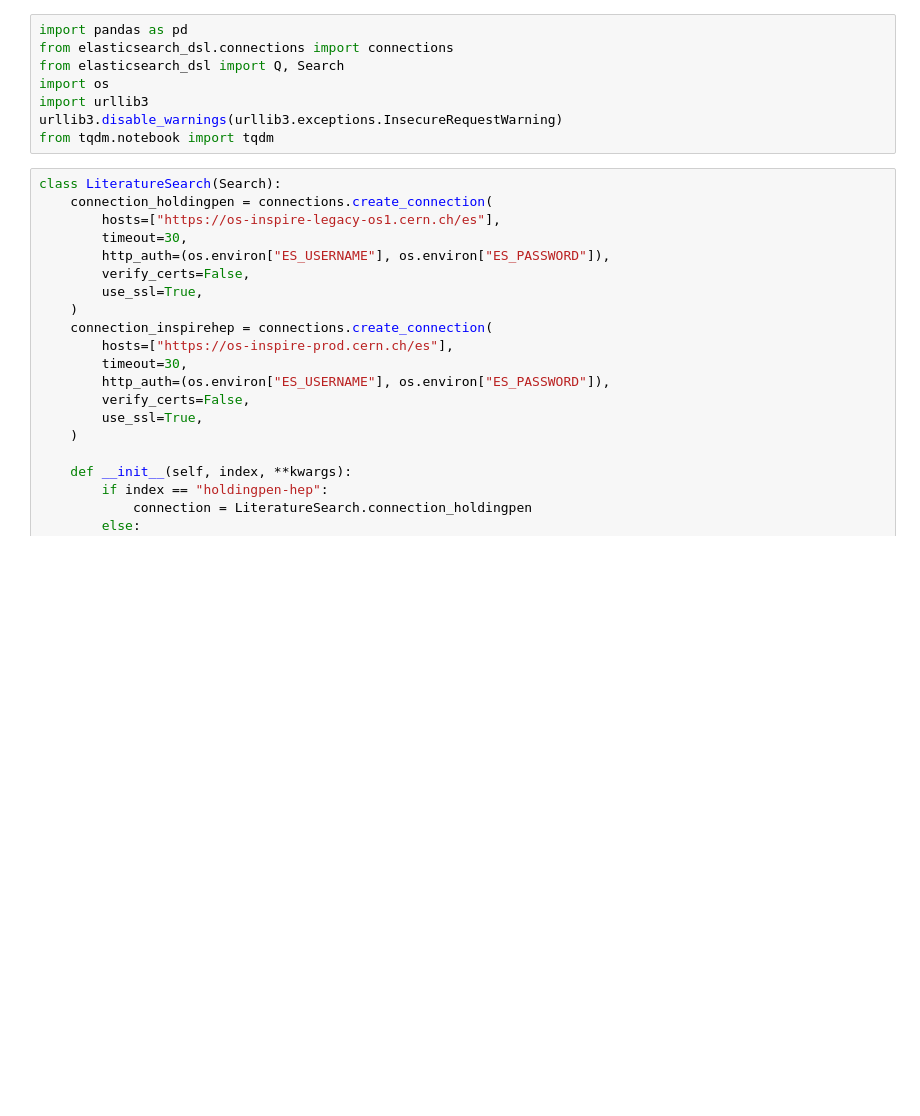
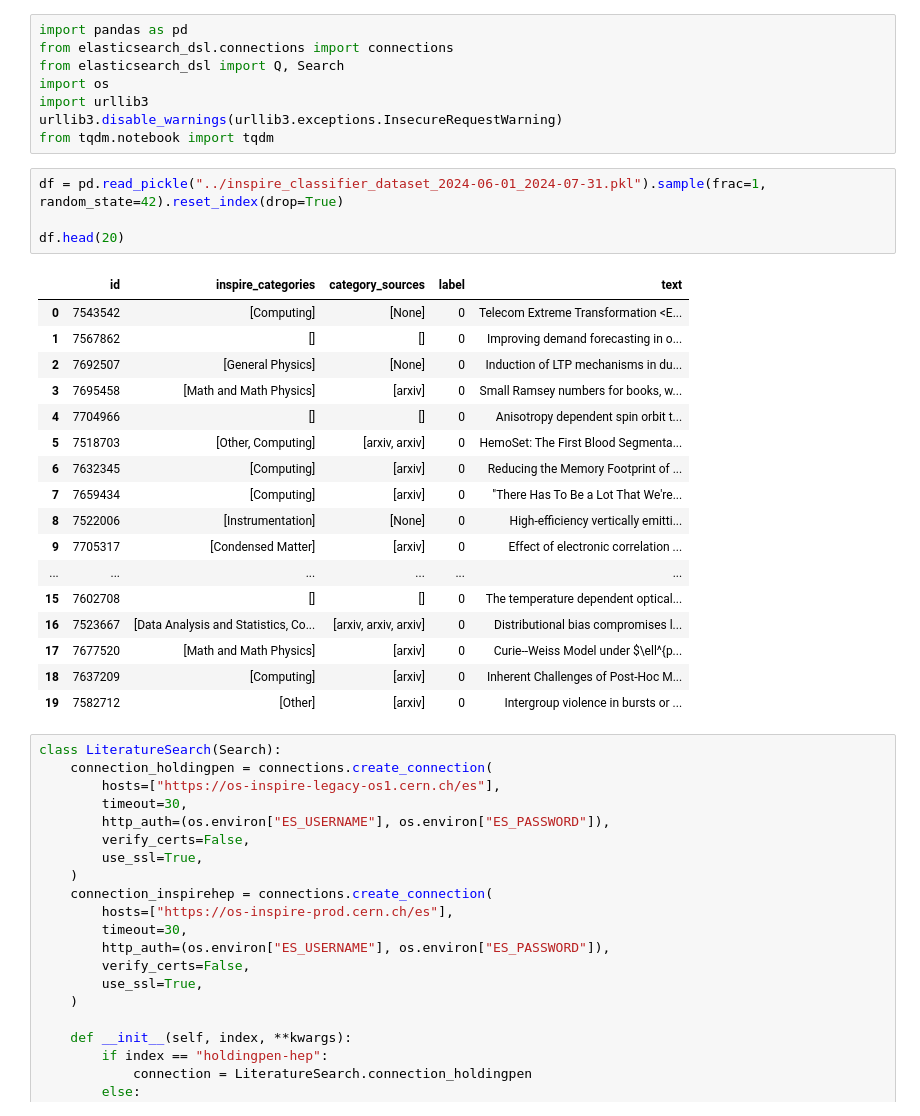
Before and after one commit to PascalEgn/inspire-classifier, a Jupyter notebook: scripts/checking.ipynb, the cells around one changed output. Saved outputs shown, nothing was run; the diff lists cells and outputs as text; blank space fills up the shorter version.

```diff
--- a/scripts/checking.ipynb
+++ b/scripts/checking.ipynb
@@ -6,6 +6,28 @@ import os
 import urllib3
 urllib3.disable_warnings(urllib3.exceptions.InsecureRequestWarning)
 from tqdm.notebook import tqdm
+# %%
+df = pd.read_pickle("../inspire_classifier_dataset_2024-06-01_2024-07-31.pkl").sample(frac=1, random_state=42).reset_index(drop=True)
+
+df.head(20)
+# %% [output]
+|  | id | inspire_categories | category_sources | label | text |
+| 0 | 7543542 | [Computing] | [None] | 0 | Telecom Extreme Transformation <E... |
+| 1 | 7567862 | [] | [] | 0 | Improving demand forecasting in o... |
+| 2 | 7692507 | [General Physics] | [None] | 0 | Induction of LTP mechanisms in du... |
+| 3 | 7695458 | [Math and Math Physics] | [arxiv] | 0 | Small Ramsey numbers for books, w... |
+| 4 | 7704966 | [] | [] | 0 | Anisotropy dependent spin orbit t... |
+| 5 | 7518703 | [Other, Computing] | [arxiv, arxiv] | 0 | HemoSet: The First Blood Segmenta... |
+| 6 | 7632345 | [Computing] | [arxiv] | 0 | Reducing the Memory Footprint of ... |
+| 7 | 7659434 | [Computing] | [arxiv] | 0 | "There Has To Be a Lot That We're... |
+| 8 | 7522006 | [Instrumentation] | [None] | 0 | High-efficiency vertically emitti... |
+| 9 | 7705317 | [Condensed Matter] | [arxiv] | 0 | Effect of electronic correlation ... |
+| ... | ... | ... | ... | ... | ... |
+| 15 | 7602708 | [] | [] | 0 | The temperature dependent optical... |
+| 16 | 7523667 | [Data Analysis and Statistics, Co... | [arxiv, arxiv, arxiv] | 0 | Distributional bias compromises l... |
+| 17 | 7677520 | [Math and Math Physics] | [arxiv] | 0 | Curie--Weiss Model under $\ell^{p... |
+| 18 | 7637209 | [Computing] | [arxiv] | 0 | Inherent Challenges of Post-Hoc M... |
+| 19 | 7582712 | [Other] | [arxiv] | 0 | Intergroup violence in bursts or ... |
 # %%
 class LiteratureSearch(Search):
     connection_holdingpen = connections.create_connection(
```
Also changed, not shown: 1 other file.
